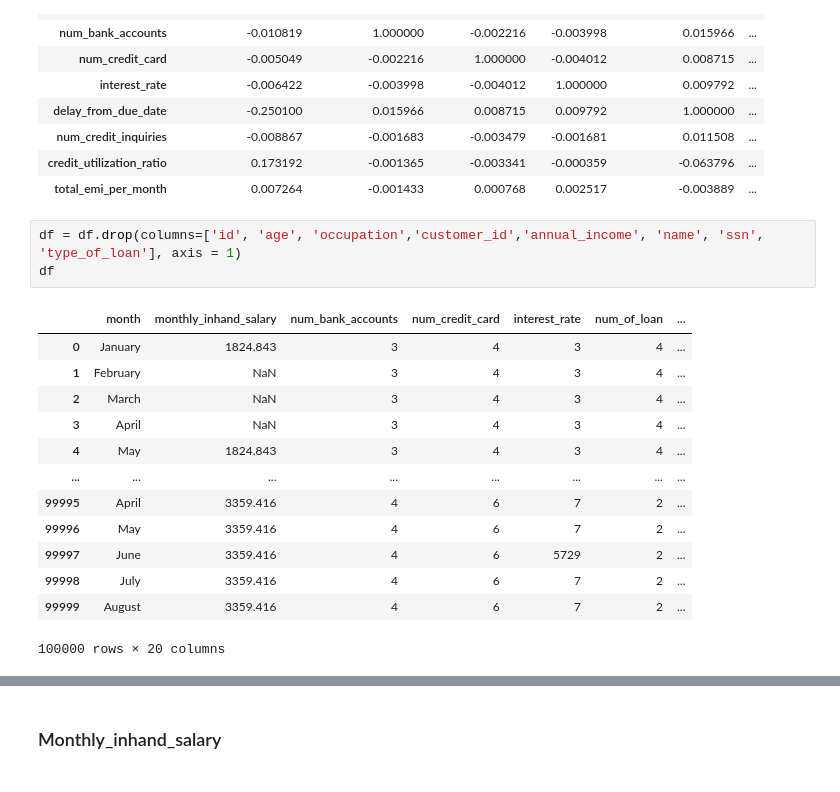
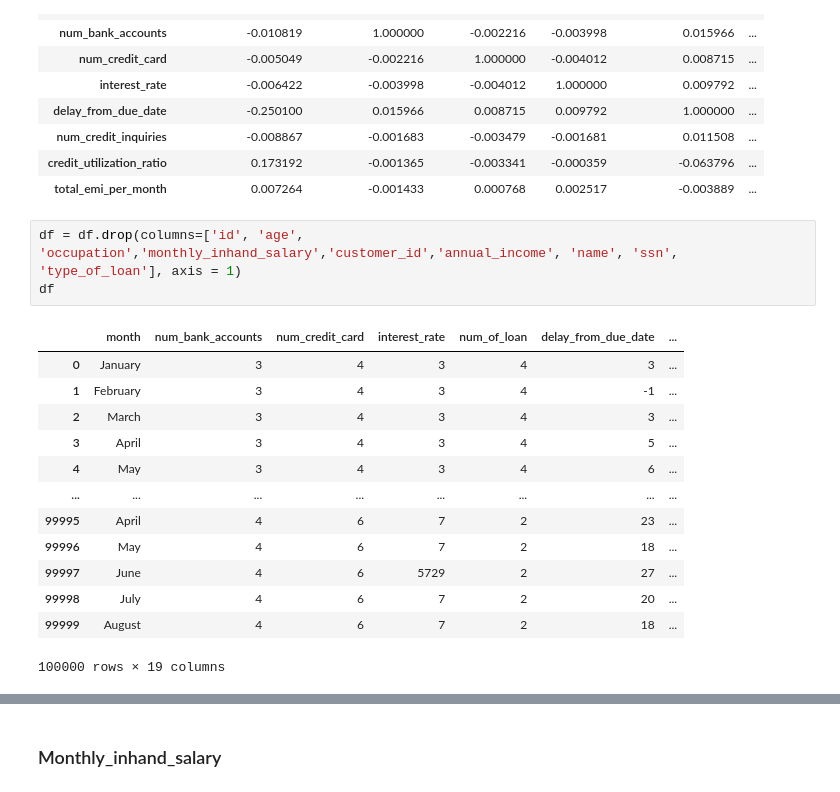
Before and after one commit to TKasanova/Credit-Score-Classification-Project_Deep_Learning, a Jupyter notebook: Credit Score Classification Project .ipynb, the cells around one changed output, grey strips where cells are left out. Saved outputs shown, nothing was run; the diff lists cells and outputs as text.

```diff
--- a/Credit Score Classification Project .ipynb
+++ b/Credit Score Classification Project .ipynb
@@ -249,22 +249,22 @@ df_numeric.corr().style.applymap(color_correlation1)
 | credit_utilization_ratio | 0.173192 | -0.001365 | -0.003341 | -0.000359 | -0.063796 | ... |
 | total_emi_per_month | 0.007264 | -0.001433 | 0.000768 | 0.002517 | -0.003889 | ... |
 # %%
-df = df.drop(columns=['id', 'age', 'occupation','customer_id','annual_income', 'name', 'ssn', 'type_of_loan'], axis = 1)
+df = df.drop(columns=['id', 'age', 'occupation','monthly_inhand_salary','customer_id','annual_income', 'name', 'ssn', 'type_of_loan'], axis = 1)
 df
 # %% [output]
-|  | month | monthly_inhand_salary | num_bank_accounts | num_credit_card | interest_rate | num_of_loan | ... |
-| 0 | January | 1824.843 | 3 | 4 | 3 | 4 | ... |
-| 1 | February | NaN | 3 | 4 | 3 | 4 | ... |
-| 2 | March | NaN | 3 | 4 | 3 | 4 | ... |
-| 3 | April | NaN | 3 | 4 | 3 | 4 | ... |
-| 4 | May | 1824.843 | 3 | 4 | 3 | 4 | ... |
+|  | month | num_bank_accounts | num_credit_card | interest_rate | num_of_loan | delay_from_due_date | ... |
+| 0 | January | 3 | 4 | 3 | 4 | 3 | ... |
+| 1 | February | 3 | 4 | 3 | 4 | -1 | ... |
+| 2 | March | 3 | 4 | 3 | 4 | 3 | ... |
+| 3 | April | 3 | 4 | 3 | 4 | 5 | ... |
+| 4 | May | 3 | 4 | 3 | 4 | 6 | ... |
 | ... | ... | ... | ... | ... | ... | ... | ... |
-| 99995 | April | 3359.416 | 4 | 6 | 7 | 2 | ... |
-| 99996 | May | 3359.416 | 4 | 6 | 7 | 2 | ... |
-| 99997 | June | 3359.416 | 4 | 6 | 5729 | 2 | ... |
-| 99998 | July | 3359.416 | 4 | 6 | 7 | 2 | ... |
-| 99999 | August | 3359.416 | 4 | 6 | 7 | 2 | ... |
+| 99995 | April | 4 | 6 | 7 | 2 | 23 | ... |
+| 99996 | May | 4 | 6 | 7 | 2 | 18 | ... |
+| 99997 | June | 4 | 6 | 5729 | 2 | 27 | ... |
+| 99998 | July | 4 | 6 | 7 | 2 | 20 | ... |
+| 99999 | August | 4 | 6 | 7 | 2 | 18 | ... |
-100000 rows × 20 columns
+100000 rows × 19 columns
 # %%
 df.sample(6).T
 # %% [output]
```
Also changed, not shown: parts of 7 cells of this notebook.
